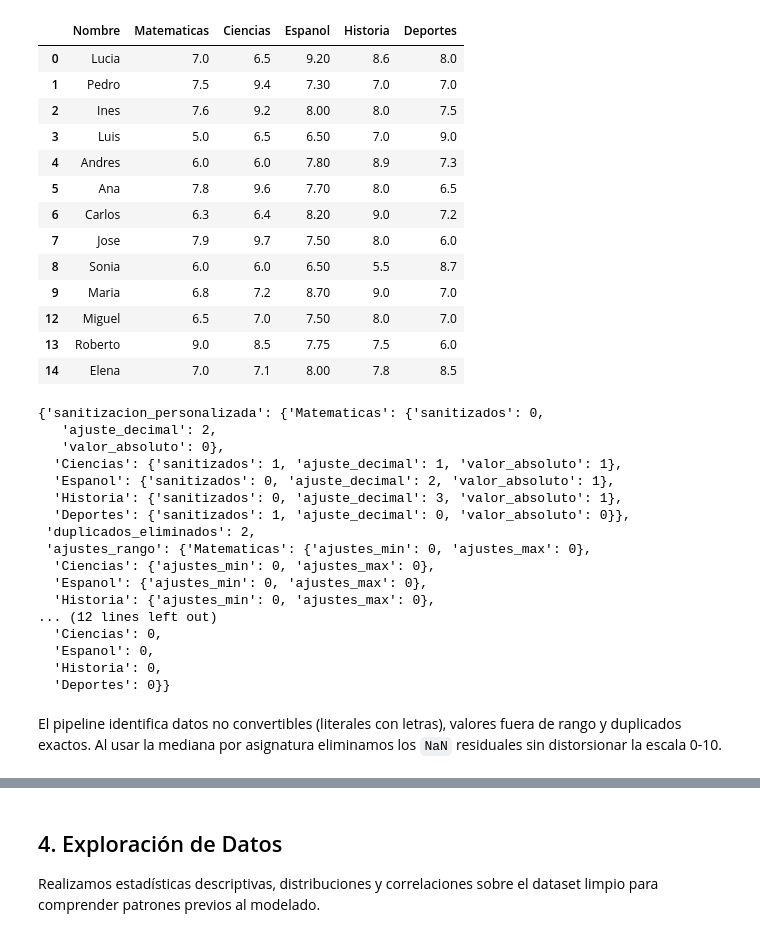
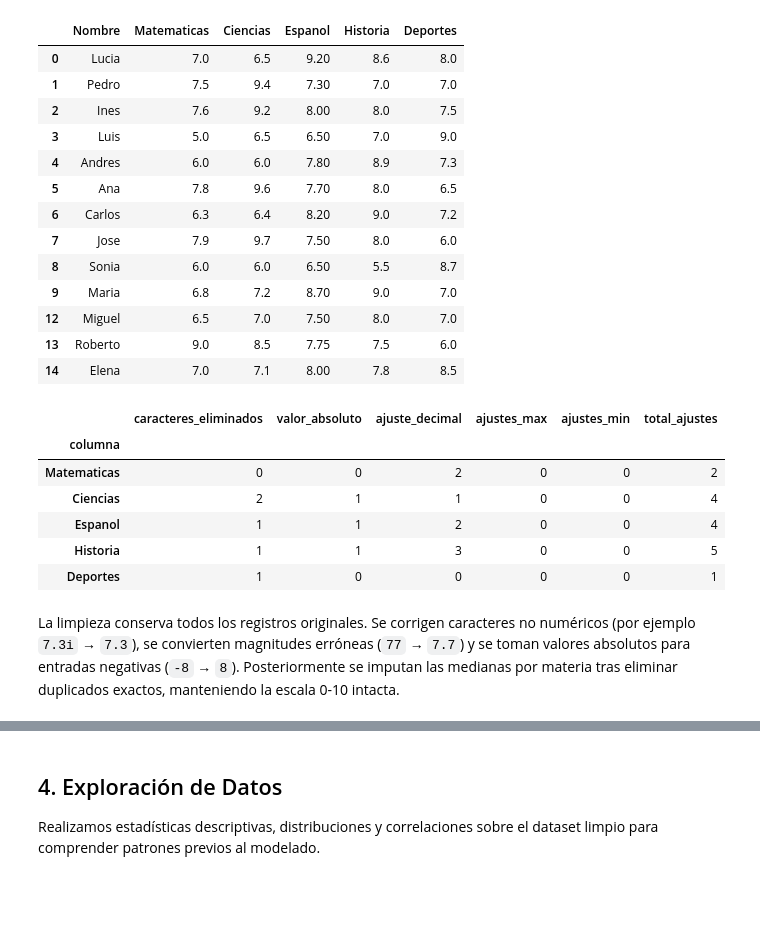
Before and after one commit to lesquel/practica_mineria_primer_parcial, a Jupyter notebook: practica.ipynb, the cells around one changed output, grey strips where cells are left out. Drawn from its saved outputs; the diff is of its cells as text; code cells hidden in the pictures; blank space fills up the shorter version.

```diff
--- a/practica.ipynb
+++ b/practica.ipynb
@@ -194,9 +157,7 @@ class GradeCleaningPipeline:
 # %%
-# Aplicamos el pipeline y guardamos el reporte de calidad
+# Aplicamos la limpieza y almacenamos bitácoras detalladas
 value_cols = ["Matematicas", "Ciencias", "Espanol", "Historia", "Deportes"]
-cleaner = GradeCleaningPipeline(value_cols=value_cols)
-clean_df = cleaner.fit_transform(raw_df)
-quality_report = cleaner.quality_report_
+clean_df, cleaning_log, cleaning_summary = clean_student_grades(raw_df, value_cols=value_cols)
 clean_df
 # %% [output]
 |  | Nombre | Matematicas | Ciencias | Espanol | Historia | Deportes |
@@ -214,25 +175,15 @@ clean_df
 | 13 | Roberto | 9.0 | 8.5 | 7.75 | 7.5 | 6.0 |
 | 14 | Elena | 7.0 | 7.1 | 8.00 | 7.8 | 8.5 |
 # %%
-# Resumen estructurado de incidencias detectadas y acciones correctivas
-quality_report
+# Bitácora resumida de limpieza por columna
+cleaning_log.assign(total_ajustes=lambda df: df.sum(axis=1))
 # %% [output]
-{'sanitizacion_personalizada': {'Matematicas': {'sanitizados': 0,
-   'ajuste_decimal': 2,
-   'valor_absoluto': 0},
-  'Ciencias': {'sanitizados': 1, 'ajuste_decimal': 1, 'valor_absoluto': 1},
-  'Espanol': {'sanitizados': 0, 'ajuste_decimal': 2, 'valor_absoluto': 1},
-  'Historia': {'sanitizados': 0, 'ajuste_decimal': 3, 'valor_absoluto': 1},
-  'Deportes': {'sanitizados': 1, 'ajuste_decimal': 0, 'valor_absoluto': 0}},
- 'duplicados_eliminados': 2,
- 'ajustes_rango': {'Matematicas': {'ajustes_min': 0, 'ajustes_max': 0},
-  'Ciencias': {'ajustes_min': 0, 'ajustes_max': 0},
-  'Espanol': {'ajustes_min': 0, 'ajustes_max': 0},
-  'Historia': {'ajustes_min': 0, 'ajustes_max': 0},
-... (12 lines left out)
-  'Ciencias': 0,
-  'Espanol': 0,
-  'Historia': 0,
-  'Deportes': 0}}
+|  | caracteres_eliminados | valor_absoluto | ajuste_decimal | ajustes_max | ajustes_min | total_ajustes |
+| columna |  |  |  |  |  |  |
+| Matematicas | 0 | 0 | 2 | 0 | 0 | 2 |
+| Ciencias | 2 | 1 | 1 | 0 | 0 | 4 |
+| Espanol | 1 | 1 | 2 | 0 | 0 | 4 |
+| Historia | 1 | 1 | 3 | 0 | 0 | 5 |
+| Deportes | 1 | 0 | 0 | 0 | 0 | 1 |
 # %% [markdown]
-El pipeline identifica datos no convertibles (literales con letras), valores fuera de rango y duplicados exactos. Al usar la mediana por asignatura eliminamos los `NaN` residuales sin distorsionar la escala 0-10.
+La limpieza conserva todos los registros originales. Se corrigen caracteres no numéricos (por ejemplo `7.3i` → `7.3`), se convierten magnitudes erróneas (`77` → `7.7`) y se toman valores absolutos para entradas negativas (`-8` → `8`). Posteriormente se imputan las medianas por materia tras eliminar duplicados exactos, manteniendo la escala 0-10 intacta.
```
Also changed, not shown: parts of 4 cells of this notebook.
